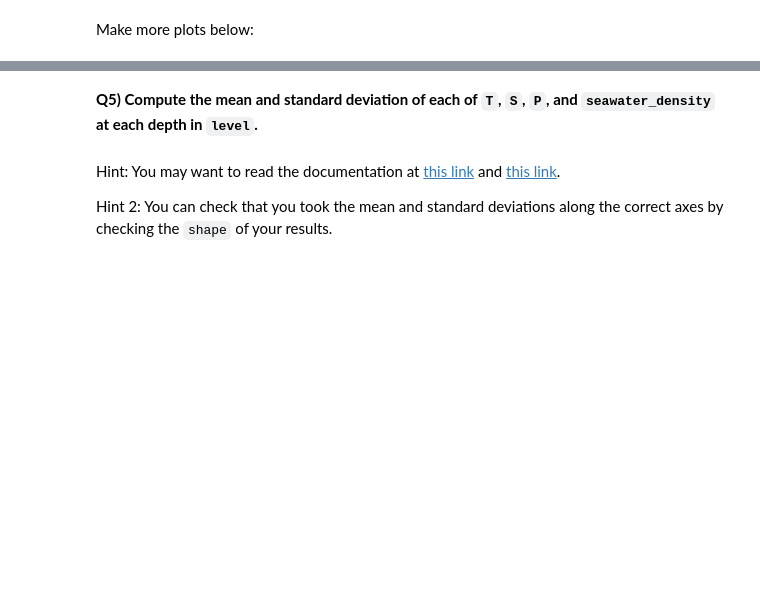
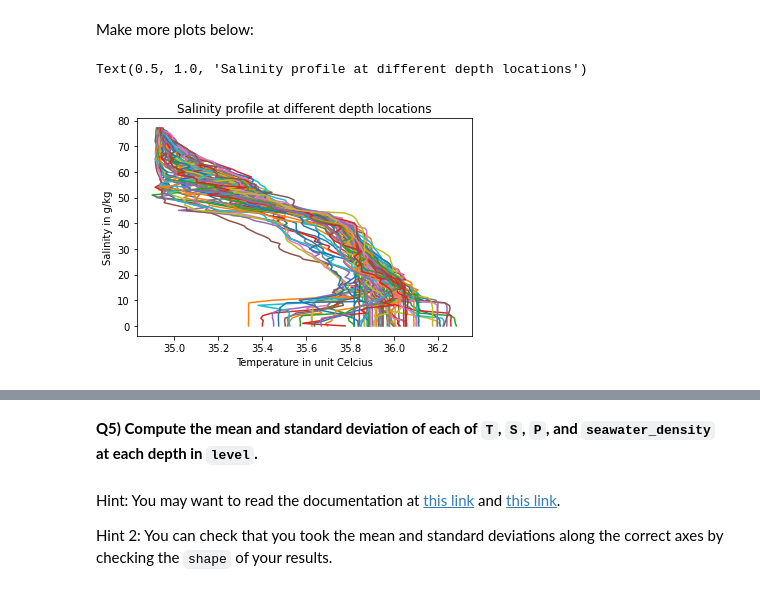
Before and after one commit to Emezina/2022_Intro_Python, a Jupyter notebook: Exercises/W2_S1.ipynb, the cells around one changed output, grey strips where cells are left out. Saved outputs shown, nothing was run; the diff lists cells and outputs as text; code cells hidden in the pictures; blank space fills up the shorter version.

```diff
--- a/Exercises/W2_S1.ipynb
+++ b/Exercises/W2_S1.ipynb
@@ -256,2 +240,10 @@ plt.title(___)
 # %% [markdown]
 Make more plots below:
+# %%
+plt.plot(S,level); # The semi-colon prevents printing the line objects
+plt.xlabel('Temperature in unit Celcius') # Takes a string as argument
+plt.ylabel('Salinity in g/kg')
+plt.title('Salinity profile at different depth locations')
+# %% [output]
+Text(0.5, 1.0, 'Salinity profile at different depth locations')
+[figure, added]
```
Also changed, not shown: parts of 39 cells of this notebook.
